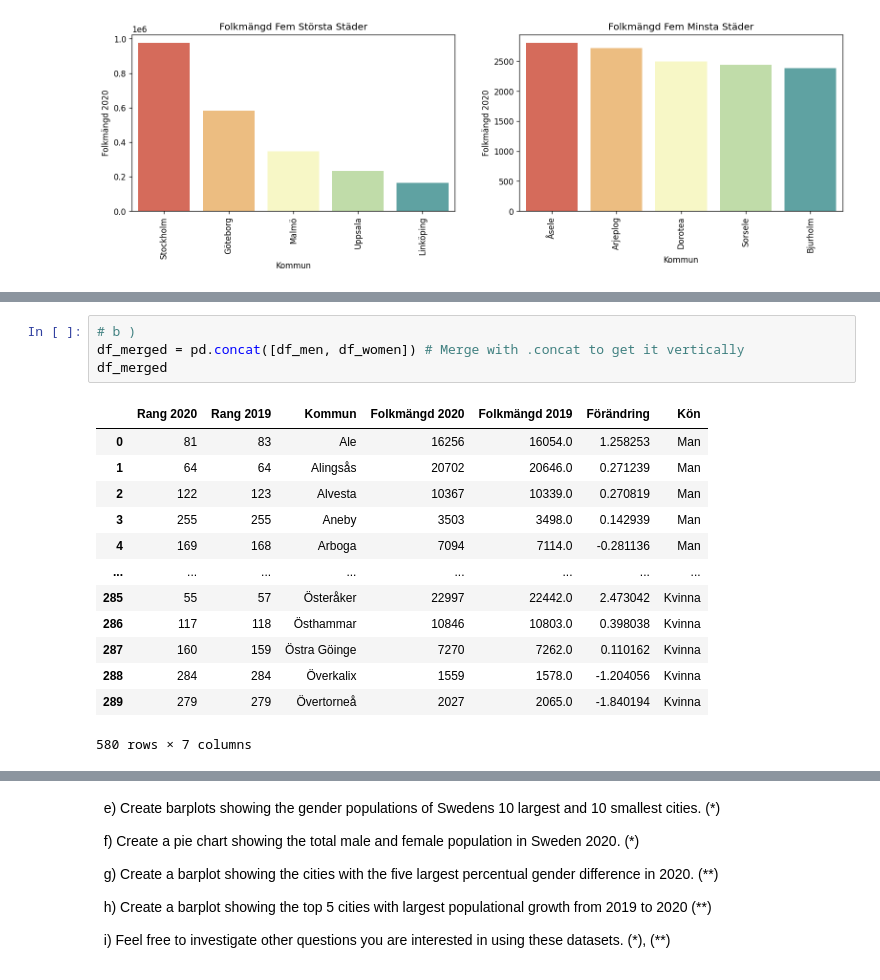
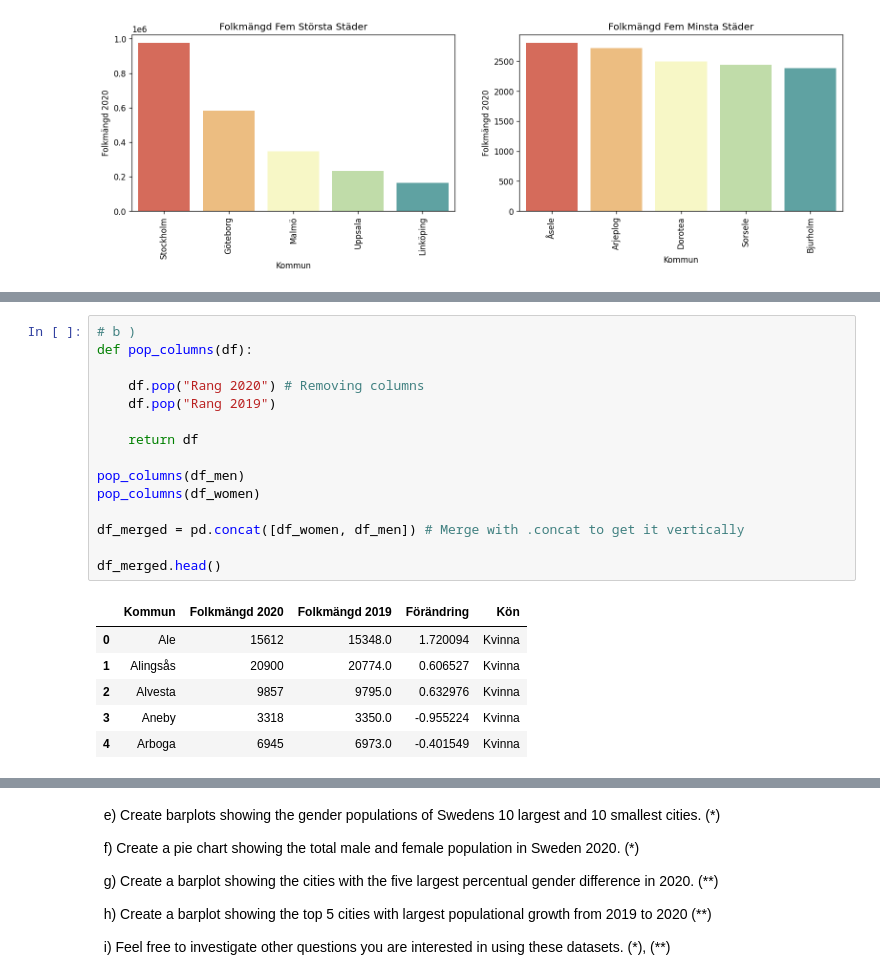
Before and after one commit to Rufshod/Databehandling-Alexander-Andersson, a Jupyter notebook: Exercises/E00_pandas_basic_syntax.ipynb, the cells around one changed output, grey strips where cells are left out. Drawn from its saved outputs; the diff is of its cells as text.

```diff
--- a/Exercises/E00_pandas_basic_syntax.ipynb
+++ b/Exercises/E00_pandas_basic_syntax.ipynb
@@ -510,21 +502,25 @@ memory usage: 13.7+ KB
 # %%
 # b )
-df_merged = pd.concat([df_men, df_women]) # Merge with .concat to get it vertically
-df_merged
+def pop_columns(df):
+
+    df.pop("Rang 2020") # Removing columns
+    df.pop("Rang 2019")
+
+    return df
+
+pop_columns(df_men)
+pop_columns(df_women)
+
+df_merged = pd.concat([df_women, df_men]) # Merge with .concat to get it vertically
+
+df_merged.head()
 # %% [output]
-|  | Rang 2020 | Rang 2019 | Kommun | Folkmängd 2020 | Folkmängd 2019 | Förändring | Kön |
-| 0 | 81 | 83 | Ale | 16256 | 16054.0 | 1.258253 | Man |
-| 1 | 64 | 64 | Alingsås | 20702 | 20646.0 | 0.271239 | Man |
-| 2 | 122 | 123 | Alvesta | 10367 | 10339.0 | 0.270819 | Man |
-| 3 | 255 | 255 | Aneby | 3503 | 3498.0 | 0.142939 | Man |
-| 4 | 169 | 168 | Arboga | 7094 | 7114.0 | -0.281136 | Man |
-| ... | ... | ... | ... | ... | ... | ... | ... |
-| 285 | 55 | 57 | Österåker | 22997 | 22442.0 | 2.473042 | Kvinna |
-| 286 | 117 | 118 | Östhammar | 10846 | 10803.0 | 0.398038 | Kvinna |
-| 287 | 160 | 159 | Östra Göinge | 7270 | 7262.0 | 0.110162 | Kvinna |
-| 288 | 284 | 284 | Överkalix | 1559 | 1578.0 | -1.204056 | Kvinna |
-| 289 | 279 | 279 | Övertorneå | 2027 | 2065.0 | -1.840194 | Kvinna |
+|  | Kommun | Folkmängd 2020 | Folkmängd 2019 | Förändring | Kön |
+| 0 | Ale | 15612 | 15348.0 | 1.720094 | Kvinna |
+| 1 | Alingsås | 20900 | 20774.0 | 0.606527 | Kvinna |
+| 2 | Alvesta | 9857 | 9795.0 | 0.632976 | Kvinna |
+| 3 | Aneby | 3318 | 3350.0 | -0.955224 | Kvinna |
+| 4 | Arboga | 6945 | 6973.0 | -0.401549 | Kvinna |
-580 rows × 7 columns
 # %%
 # c)
 
```
Also changed, not shown: parts of 12 cells of this notebook.
